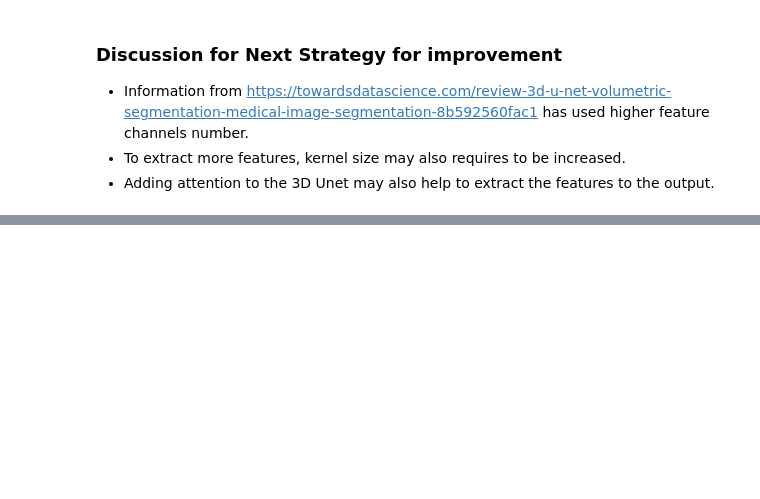
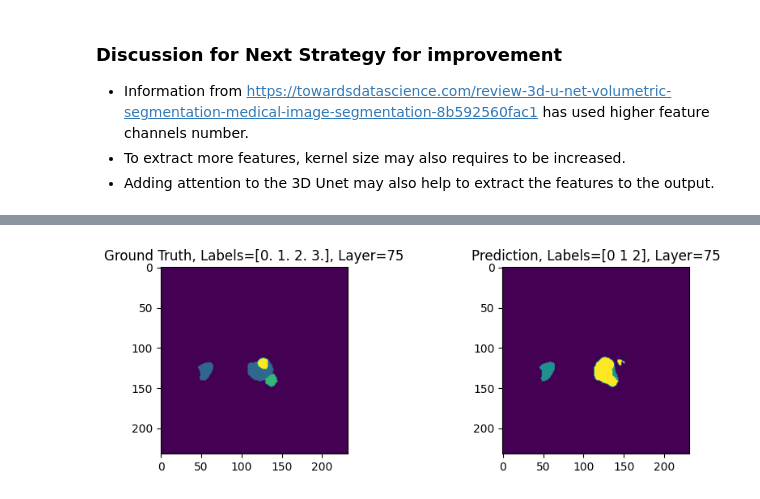
Before and after one commit to Gab-Gotsis/kidney-identification-unet3D, a Jupyter notebook: main_notebook.ipynb, the cells around one changed output, grey strips where cells are left out. Drawn from its saved outputs; the diff is of its cells as text; code cells hidden in the pictures; blank space fills up the shorter version.

```diff
--- a/main_notebook.ipynb
+++ b/main_notebook.ipynb
@@ -858,0 +984,29 @@ with torch.no_grad():
+# %%
+masks = []
+model.eval()
+total_dice_scores_per_class = np.zeros(num_classes)
+class_counter = np.zeros(num_classes)
+with torch.no_grad():
+    for batch_id, (images, true_masks) in enumerate(test_loader):
+        images = images.to(device)  # If using GPU
+        output = model(images.float())
+        # output shape is - batch size, num classes, (size of matrix - z, y, x)
+        probs = F.softmax(output, dim=1)
+        preds = torch.argmax(probs, dim=1)
+
+        if batch_id == 10:
+            break
+
+        for i, pred in enumerate(preds):
+            pred = pred.to('cpu').numpy()
+            mask = true_masks[i][0].to('cpu').numpy()
+            masks.append(pred)
+            d_scores, class_count = seg_eval(pred, mask, num_classes)
+            total_dice_scores_per_class = total_dice_scores_per_class + d_scores
+            class_counter += class_count
+            if batch_id % 2 == 0:
+                print("idx= {} dice_scores = {} and class_exist ={}".format(i, d_scores, class_count))
+
+    print("===="*10)
+    print("Mean Class Dice Scores")
+    print(total_dice_scores_per_class/class_counter)
@@ -858,0 +1027,15 @@ with torch.no_grad():
+# %%
+this_layer = 75
+mask_id = 12
+_, seg = test_data[mask_id]
+seg = seg[0]
+len(masks)
+plt.style.use('default')
+fig, axes = plt.subplots(1, 2, figsize=(10,3))
+axes[0].imshow(seg[this_layer,:,:])
+axes[0].set_title(f"Ground Truth, Labels={np.unique(seg[this_layer,:,:])}, Layer={this_layer}")
+axes[1].imshow(masks[mask_id][this_layer,:,:])
+axes[1].set_title(f"Prediction, Labels={np.unique(masks[mask_id][this_layer,:,:])}, Layer={this_layer}")
+plt.show()
+# %% [output]
+[figure, added]
```
Also changed, not shown: parts of 41 cells of this notebook, 3 other files.
